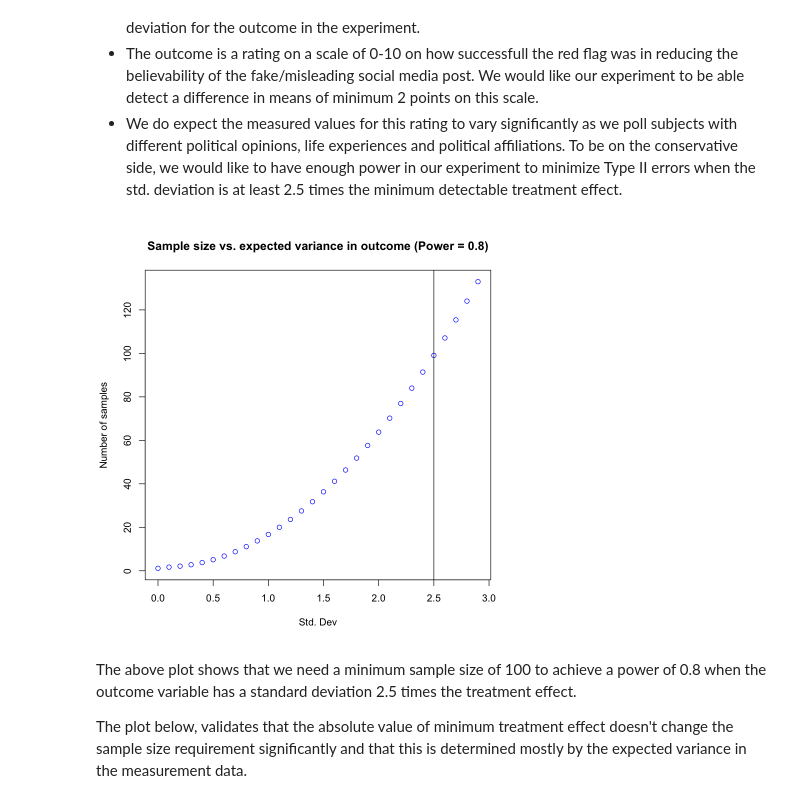
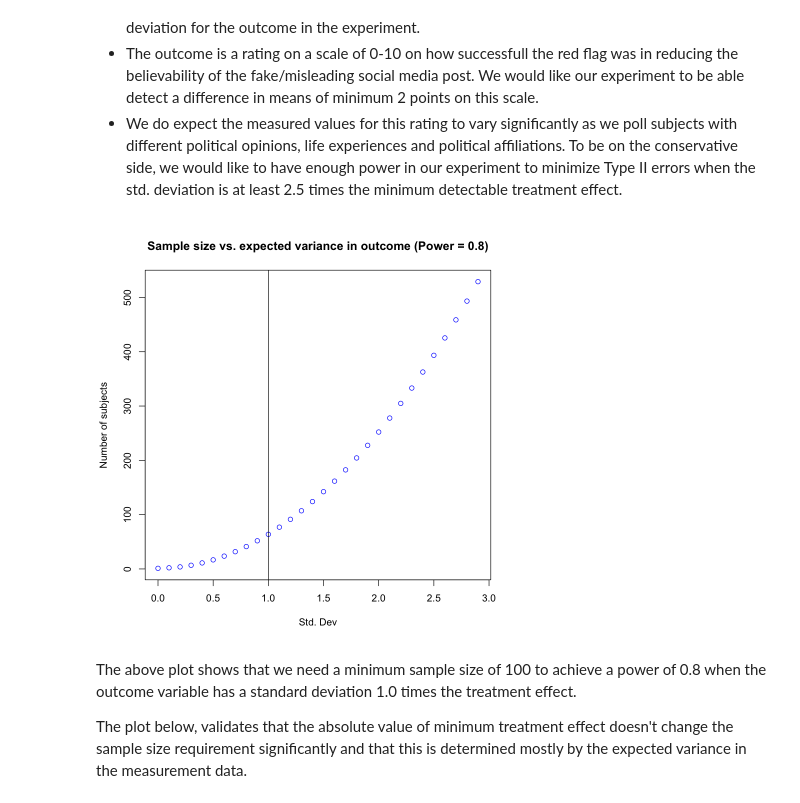
Before and after one commit to suhasgupta791/W241-red-flagging-fake-news, a Jupyter notebook: Project_R_Notebook.ipynb, the cells around one changed output. Drawn from its saved outputs; the diff is of its cells as text; code cells hidden in the pictures.

```diff
--- a/Project_R_Notebook.ipynb
+++ b/Project_R_Notebook.ipynb
@@ -51,31 +41,31 @@ $$ power = 1 - P_r(\text{Type II Error}) = P_r(\text{reject}\ H_0 | H_1 \text{is
 - The outcome is a rating on a scale of 0-10 on how successfull the red flag was in reducing the believability of the fake/misleading social media post. We would like our experiment to be able detect a difference in means of minimum 2 points on this scale.
 - We do expect the measured values for this rating to vary significantly as we poll subjects with different political opinions, life experiences and political affiliations. To be on the conservative side, we would like to have enough power in our experiment to minimize Type II errors when the std. deviation is at least 2.5 times the minimum detectable treatment effect.
 # %%
-power_sim <- function(ate,sig_level=0.05,power=0.8,alternate_hyp="two.sided",max_ratio = 10){
+power_sim <- function(ate,sig_level=0.05,power=0.8,alternate_hyp="two.sided", sd = 1){
     result <- NA
-    sims <- seq(1e-5,max_ratio,by=0.1)
+    sims <- seq(1e-5,sd,by=0.1)
     for(i in seq_along(sims)){
         result[i] <- power.t.test(d=ate,
                                sig.level=sig_level,
                                power=power,
-                               sd=ate*sims[i],
+                               sd=sims[i],
                                alternative=alternate_hyp)$n
         }
     return(result)
     }
-max_ratio <- 3
-expected_ate <- 5
-x <- seq(1e-5,max_ratio, by = 0.1)
-samples <- power_sim(ate=expected_ate,max_ratio = max_ratio)
+sd <- 3
+expected_ate <- 0.5
+x <- seq(1e-5,sd, by = 0.1)
+samples <- power_sim(ate=expected_ate,sd = sd)
 plot(x = x, y=samples,col = 'blue',
      xlab="Std. Dev",
      ylab = 'Number of subjects',
      main = "Sample size vs. expected variance in outcome (Power = 0.8)")
-abline(v=2.5,col='black',lwd=1)
+abline(v=1.0,col='black',lwd=1)
 # %% [output]
-[figure, old version]
+[figure, new version]
 # %% [markdown]
-The above plot shows that we need a minimum sample size of 100 to achieve a power of 0.8 when the outcome variable has a standard deviation 2.5 times the treatment effect.
+The above plot shows that we need a minimum sample size of 100 to achieve a power of 0.8 when the outcome variable has a standard deviation 1.0 times the treatment effect.
 
 The plot below, validates that the absolute value of minimum treatment effect doesn't change the sample size requirement significantly and that this is determined mostly by the expected variance in the measurement data.
 # %%
```
Also changed, not shown: parts of 26 cells of this notebook.
